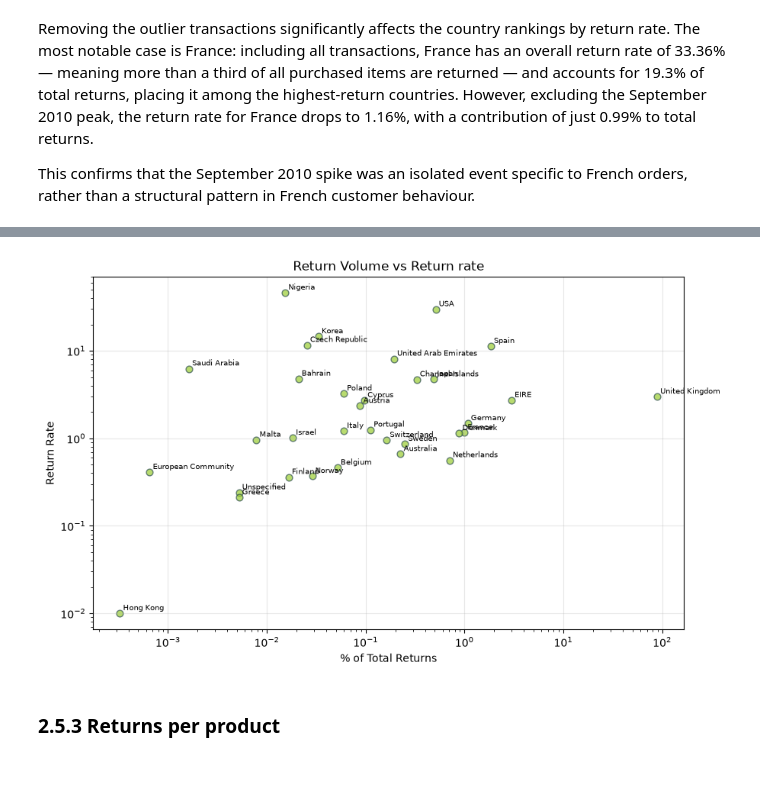
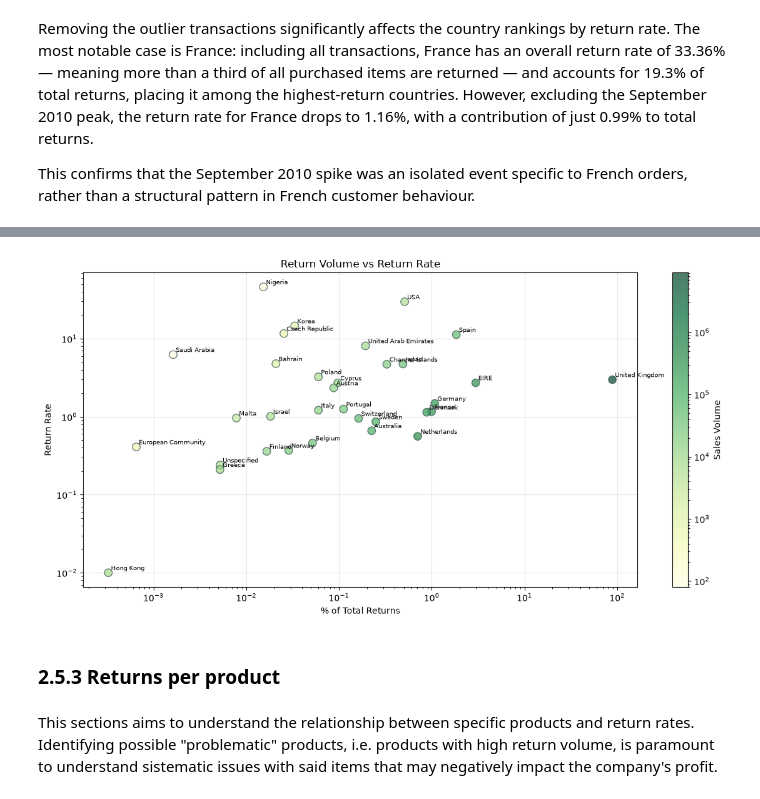
Before and after one commit to Sara-Munafo/retail-sales-analysis, a Jupyter notebook: notebooks/02_business_analysis.ipynb, the cells around one changed output, grey strips where cells are left out. Cells and saved outputs as stored; diff of their text form; code cells hidden in the pictures; blank space fills up the shorter version.

Commit message:
analysis: added analysis of returns by products + analysis of outlier returns peaks

```diff
--- a/notebooks/02_business_analysis.ipynb
+++ b/notebooks/02_business_analysis.ipynb
@@ -954,26 +958,31 @@ This confirms that the September 2010 spike was an isolated event specific to Fr
 # %%
-plt.figure(figsize=(10,6))
-plt.scatter(
-    df_country_nopeaks["returns_pct"],
-    df_country_nopeaks["return_rate"],
-    color="yellowgreen",
-    alpha=0.7,
-    edgecolor="darkslategrey",
-    s=40)
-plt.xscale("log")
-plt.yscale("log")
-plt.xlabel("% of Total Returns")
-plt.ylabel("Return Rate")
-plt.title("Return Volume vs Return rate")
-plt.grid(alpha=0.3)
+from matplotlib.colors import LogNorm
+fig, ax = plt.subplots(figsize=(12, 6))
+
+scatter = ax.scatter(df_country_nopeaks["returns_pct"],df_country_nopeaks["return_rate"],c=df_country_nopeaks["sales_volume"],cmap="YlGn",
+                     alpha=0.7,norm=LogNorm(),edgecolor="darkslategrey",s=80)
+
+plt.colorbar(scatter, ax=ax, label="Sales Volume")
+ax.set_xscale("log")
+ax.set_yscale("log")
+ax.set_xlabel("% of Total Returns")
+ax.set_ylabel("Return Rate")
+ax.set_title("Return Volume vs Return Rate")
+ax.grid(alpha=0.3)
 
 for _, row in df_country_nopeaks.iterrows():
-    plt.annotate(row["Country"],
-                 xy=(row["returns_pct"], row["return_rate"]),
-                 fontsize=7,
-                 xytext=(3, 3),
-                 textcoords="offset points")
+    ax.annotate(row["Country"],
+                xy=(row["returns_pct"], row["return_rate"]),
+                fontsize=7,
+                xytext=(3, 3),
+                textcoords="offset points")
+
+plt.tight_layout()
+plt.show()
 # %% [output]
-[figure, old version]
+[figure, new version]
 # %% [markdown]
 ### 2.5.3 Returns per product
+# %% [markdown]
+This sections aims to understand the relationship between specific products and return rates.
+Identifying possible "problematic" products, i.e. products with high return volume, is paramount to understand sistematic issues with said items that may negatively impact the company's profit.
```
Also changed, not shown: parts of 20 cells of this notebook.
